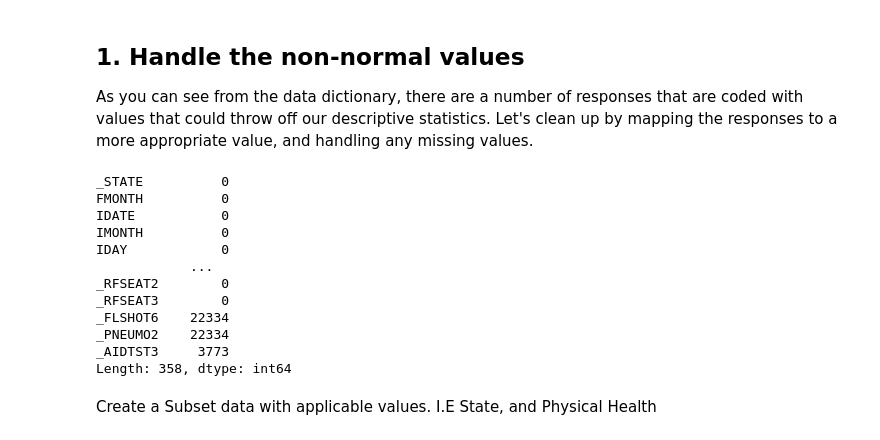
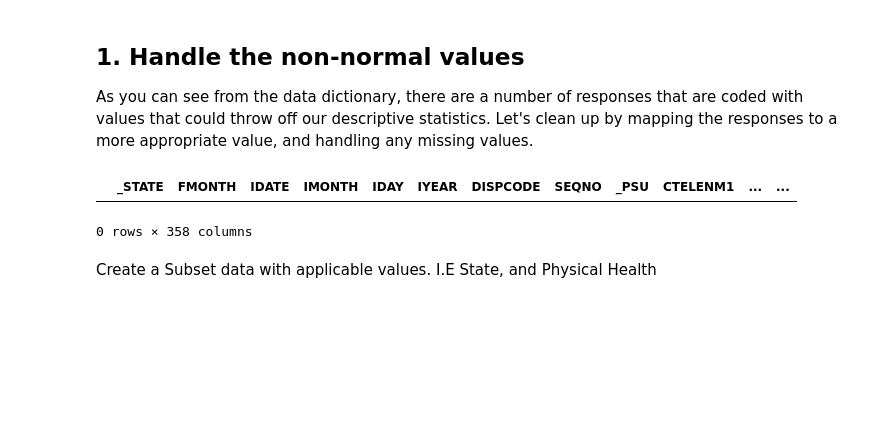
Before and after one commit to k0marrr1/nyc-mhtn-ds-010620-lectures, a Jupyter notebook: week_2/case_study/Data_Exploration_Applied.ipynb, the cells around one changed output. Cells and saved outputs as stored; diff of their text form; code cells hidden in the pictures; blank space fills up the shorter version.

```diff
--- a/week_2/case_study/Data_Exploration_Applied.ipynb
+++ b/week_2/case_study/Data_Exploration_Applied.ipynb
@@ -63,21 +63,11 @@ Name: PHYSHLTH, dtype: float64
 ## 1. Handle the non-normal values
 
 As you can see from the data dictionary, there are a number of responses that are coded with values that could throw off our descriptive statistics.  Let's clean up by mapping the responses to a more appropriate value, and handling any missing values.
-# %%
-df.isna().sum()
-# %% [output]
-_STATE          0
-FMONTH          0
-IDATE           0
-IMONTH          0
-IDAY            0
-            ...
-_RFSEAT2        0
-_RFSEAT3        0
-_FLSHOT6    22334
-_PNEUMO2    22334
-_AIDTST3     3773
-Length: 358, dtype: int64
+# %%
+df.isna()[df.isna().values > 1]
+# %% [output]
+|  | _STATE | FMONTH | IDATE | IMONTH | IDAY | IYEAR | DISPCODE | SEQNO | _PSU | CTELENM1 | ... | ... |
+0 rows × 358 columns
 # %% [markdown]
 Create a Subset data with applicable values. I.E State, and Physical Health
 # %%
```
Also changed, not shown: parts of 2 cells of this notebook.
